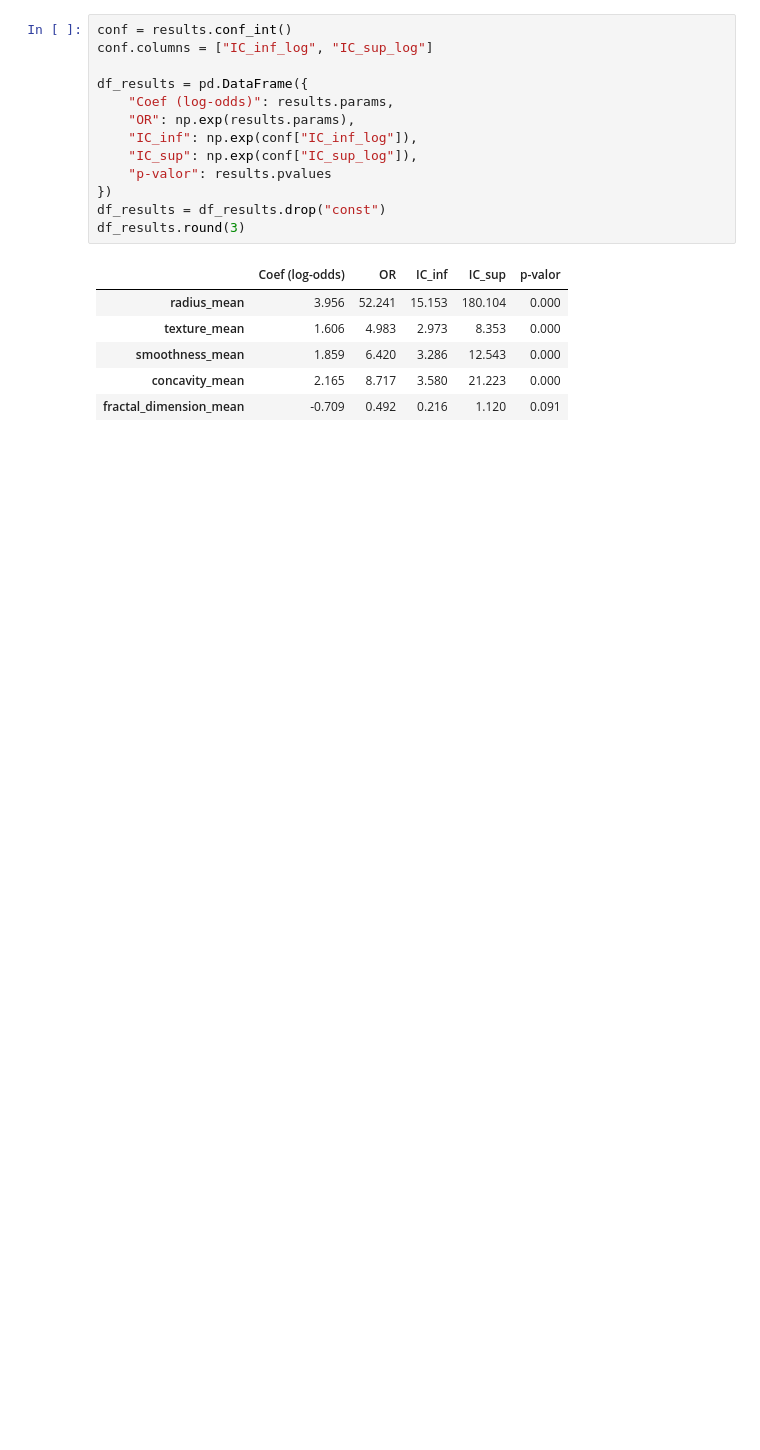
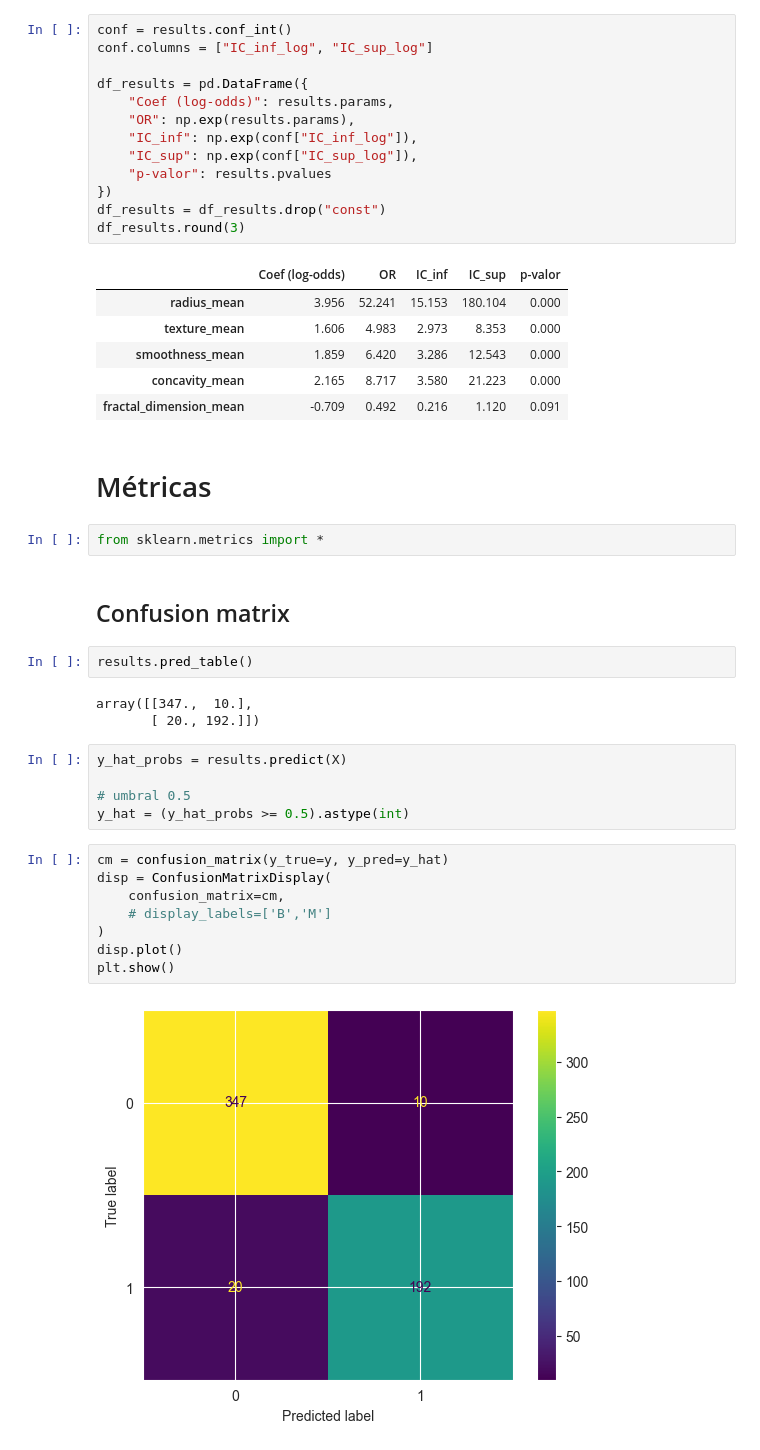
Before and after one commit to eduardofc/curso-dm-mp-40h, a Jupyter notebook: 02-regresion-logistica.ipynb, the cells around one changed output. Cells and saved outputs as stored; diff of their text form; blank space fills up the shorter version.

Commit message:
tema2: metrics

```diff
--- a/02-regresion-logistica.ipynb
+++ b/02-regresion-logistica.ipynb
@@ -330,3 +333,29 @@ df_results.round(3)
 | smoothness_mean | 1.859 | 6.420 | 3.286 | 12.543 | 0.000 |
 | concavity_mean | 2.165 | 8.717 | 3.580 | 21.223 | 0.000 |
 | fractal_dimension_mean | -0.709 | 0.492 | 0.216 | 1.120 | 0.091 |
+# %% [markdown]
+# Métricas
+# %%
+from sklearn.metrics import *
+# %% [markdown]
+## Confusion matrix
+# %%
+results.pred_table()
+# %% [output]
+array([[347.,  10.],
+       [ 20., 192.]])
+# %%
+y_hat_probs = results.predict(X)
+
+# umbral 0.5
+y_hat = (y_hat_probs >= 0.5).astype(int)
+# %%
+cm = confusion_matrix(y_true=y, y_pred=y_hat)
+disp = ConfusionMatrixDisplay(
+    confusion_matrix=cm,
+    # display_labels=['B','M']
+)
+disp.plot()
+plt.show()
+# %% [output]
+[figure, added]
```
Also changed, not shown: parts of 19 cells of this notebook.
